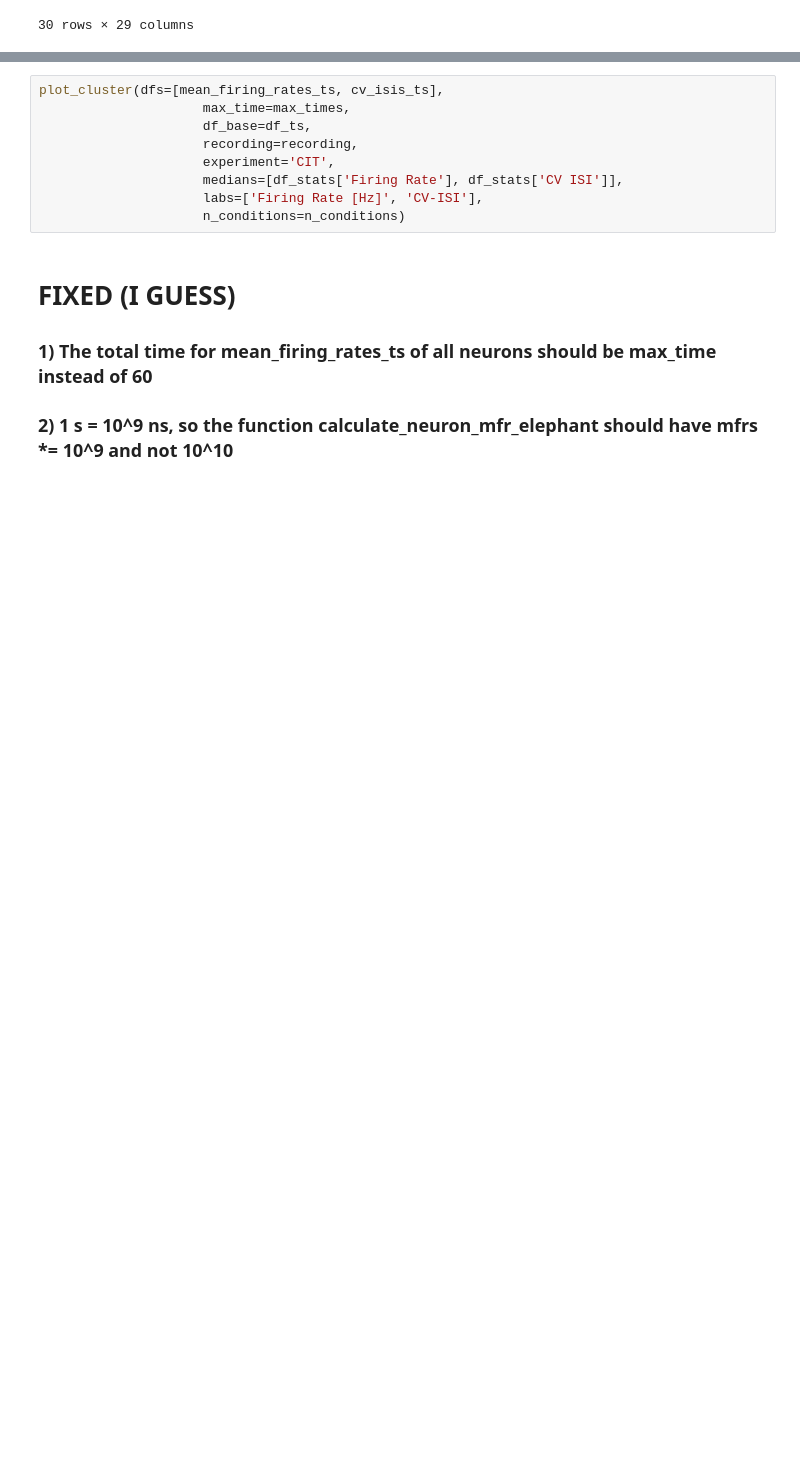
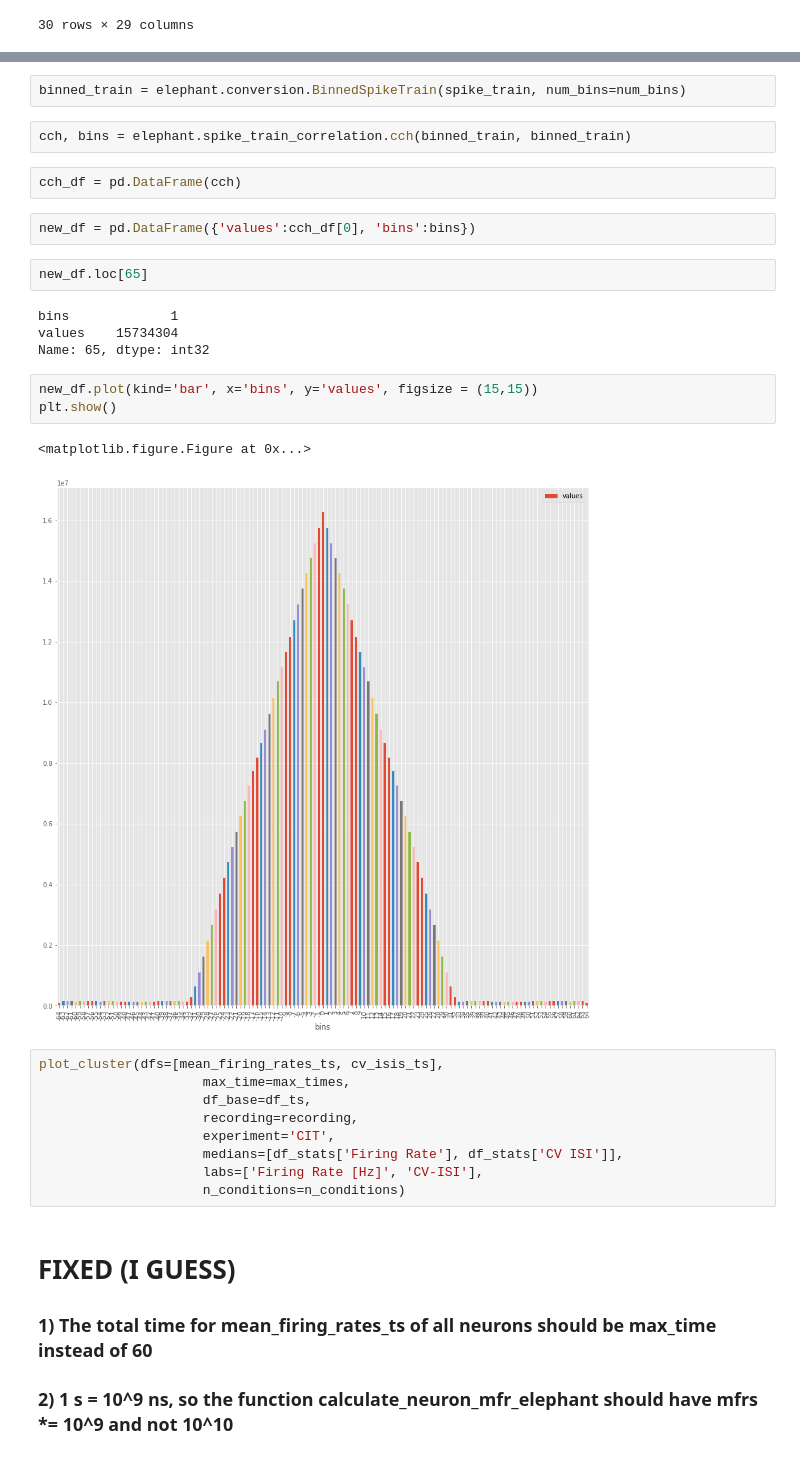
Before and after one commit to Ruairi-osul/ephys, a Jupyter notebook: mua_analysis/notebooks/Tran Tran's statistics quality check.ipynb, the cells around one changed output, grey strips where cells are left out. Drawn from its saved outputs; the diff is of its cells as text; blank space fills up the shorter version.

```diff
--- a/mua_analysis/notebooks/Tran Tran's statistics quality check.ipynb
+++ b/mua_analysis/notebooks/Tran Tran's statistics quality check.ipynb
@@ -265,3 +296,23 @@ mean_firing_rates_ts = df_ts_all.apply(func=calculate_neuron_mfr_elephant,
+# %%
+binned_train = elephant.conversion.BinnedSpikeTrain(spike_train, num_bins=num_bins)
+# %%
+cch, bins = elephant.spike_train_correlation.cch(binned_train, binned_train)
+# %%
+cch_df = pd.DataFrame(cch)
+# %%
+new_df = pd.DataFrame({'values':cch_df[0], 'bins':bins})
+# %%
+new_df.loc[65]
+# %% [output]
+bins             1
+values    15734304
+Name: 65, dtype: int32
+# %%
+new_df.plot(kind='bar', x='bins', y='values', figsize = (15,15))
+plt.show()
+# %% [output]
+<matplotlib.figure.Figure at 0x...>
+[figure, added]
 # %%
 plot_cluster(dfs=[mean_firing_rates_ts, cv_isis_ts],
                      max_time=max_times,
```
Also changed, not shown: parts of 30 cells of this notebook, 6 other files.
